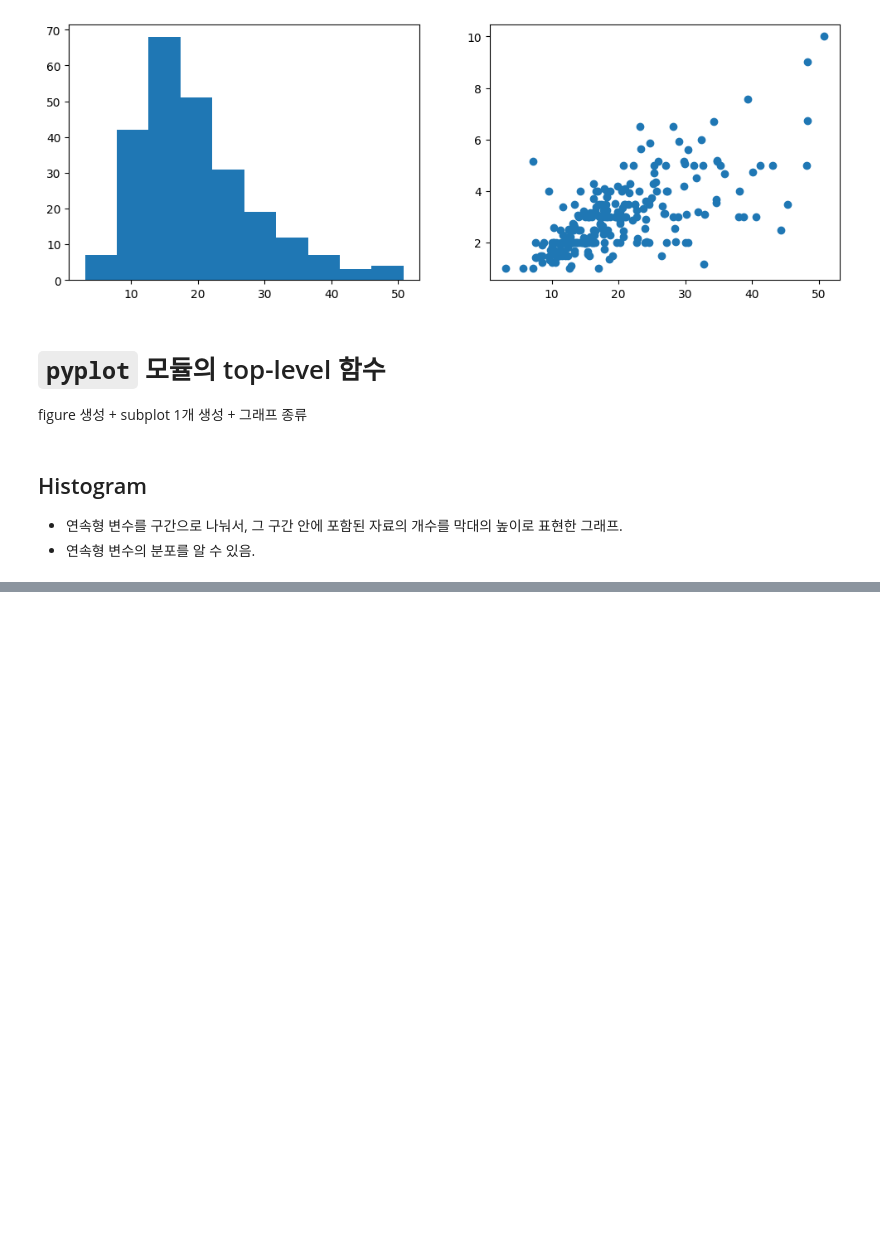
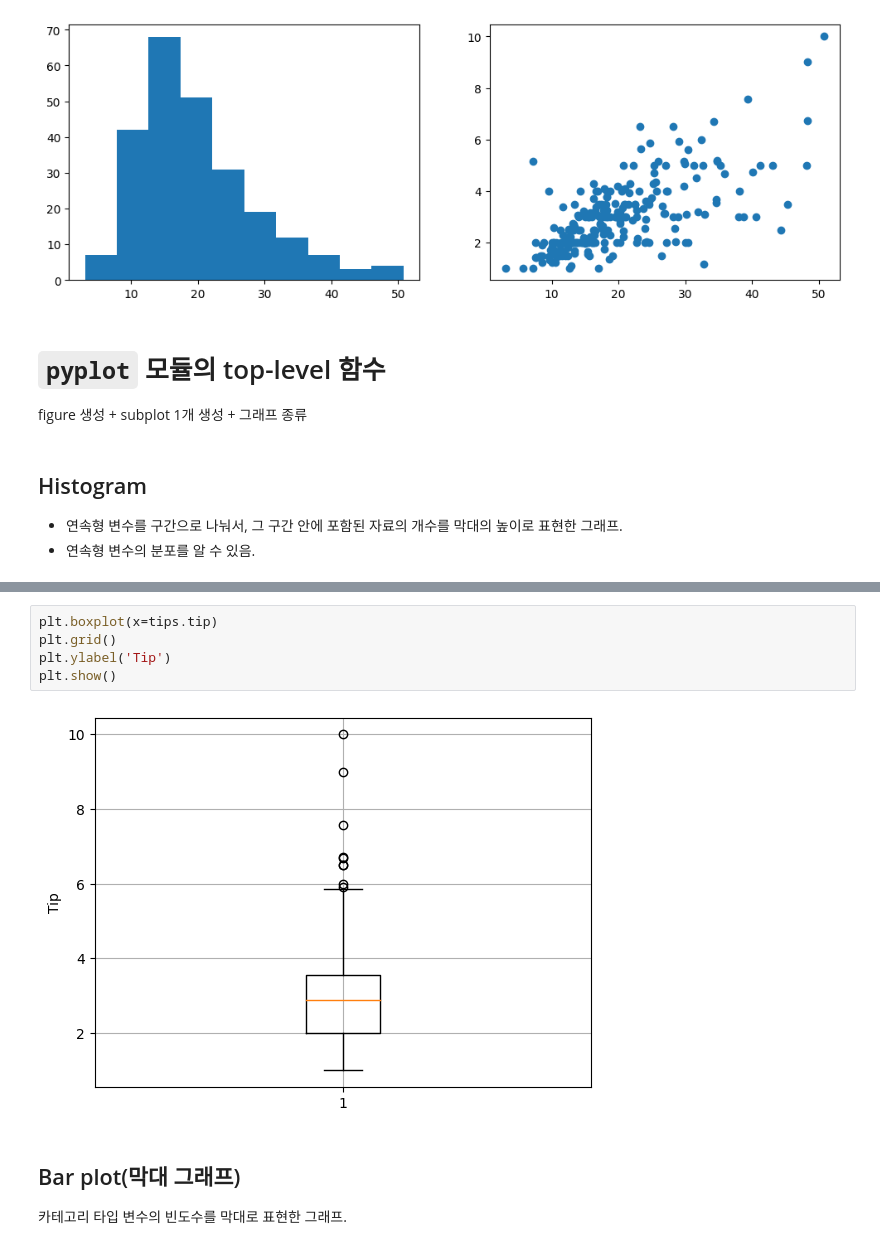
Before and after one commit to kiminhonawa/python, a Jupyter notebook: py16_matplotlib.ipynb, the cells around one changed output, grey strips where cells are left out. Drawn from its saved outputs; the diff is of its cells as text; blank space fills up the shorter version.

```diff
--- a/py16_matplotlib.ipynb
+++ b/py16_matplotlib.ipynb
@@ -180,0 +226,11 @@ plt.show()
+# %%
+plt.boxplot(x=tips.tip)
+plt.grid()
+plt.ylabel('Tip')
+plt.show()
+# %% [output]
+[figure, added]
+# %% [markdown]
+## Bar plot(막대 그래프)
+
+카테고리 타입 변수의 빈도수를 막대로 표현한 그래프.
```
Also changed, not shown: parts of 18 cells of this notebook.
